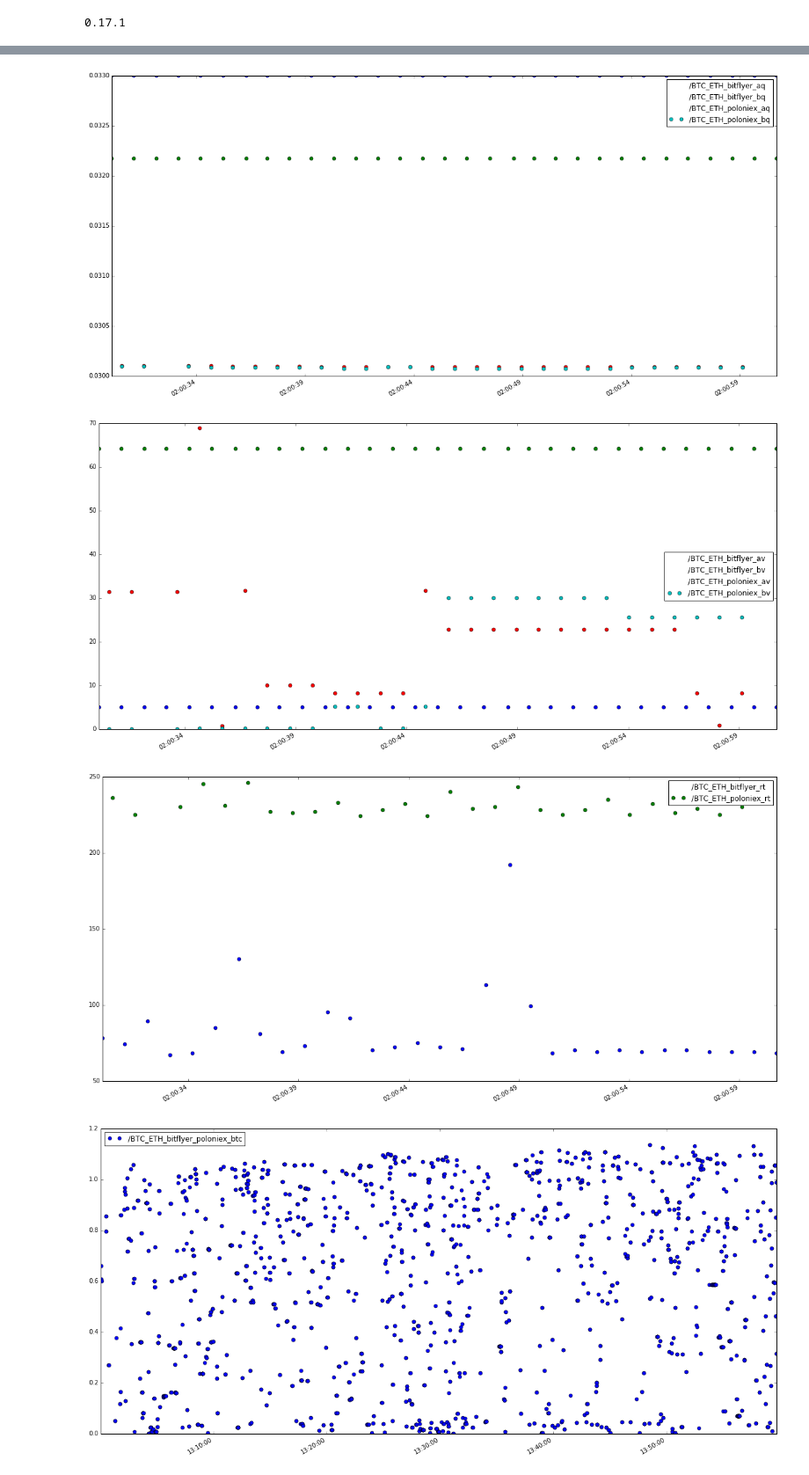
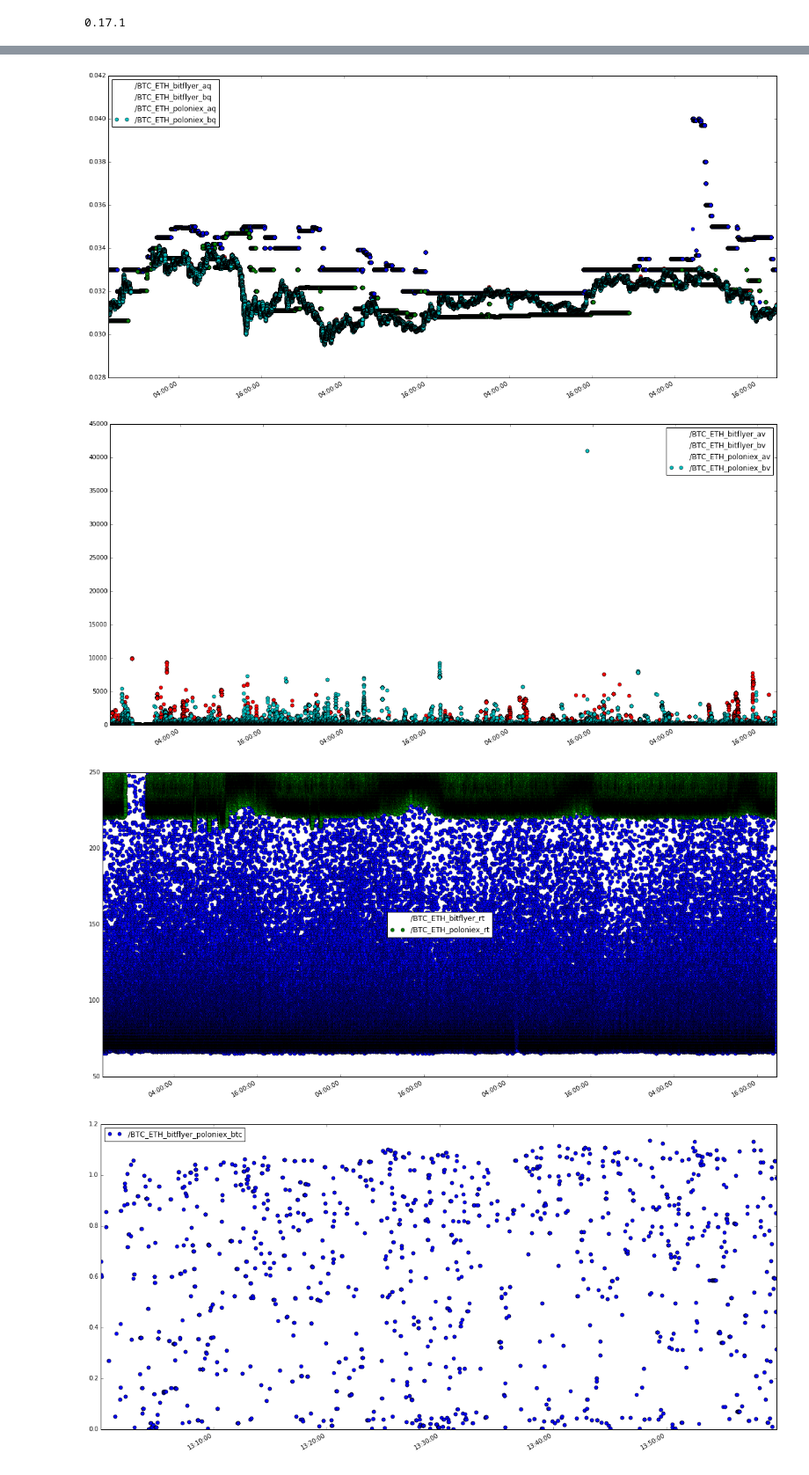
Before and after one commit to portfolioscout/tf, a Jupyter notebook: nb/deptharb.ipynb, the cells around one changed output, grey strips where cells are left out. Shown at 88% size. Saved outputs shown, nothing was run; the diff lists cells and outputs as text; code cells hidden in the pictures.

```diff
--- a/nb/deptharb.ipynb
+++ b/nb/deptharb.ipynb
@@ -227,37 +242,37 @@ def plotQuotes(pair='/BTC_ETH',exchanges=[],dtFrom=None,dtTo=None,rtLim=300.0):
     fig, axs2 = plt.subplots(1,1,figsize=figsize)
     fig, axs3 = plt.subplots(1,1,figsize=figsize)
     for n in dfs.keys():
         cols = list(dfs[n].columns.values)
         if len([c for c in cols if c == 'aq']) <=0:
             continue
 
         if not n.startswith(pair):
             continue
         f=[e for e in exchanges if n.find(e)!=-1]
         if len(exchanges)!=0 and len(f)==0:
             continue
         df=dfs[n].query('rt < '+str(rtLim))
         aq=df['aq'].loc[dtFrom:dtTo]
         bq=df['bq'].loc[dtFrom:dtTo]
         av=df['av'].loc[dtFrom:dtTo]
         bv=df['bv'].loc[dtFrom:dtTo]
 
         rt=df['rt'].loc[dtFrom:dtTo]
 
         if aq.size >0:
             aq.plot(ax=axs1,figsize=figsize,label=n+'_aq',legend=True,marker='o',ls='')
             bq.plot(ax=axs1,figsize=figsize,label=n+'_bq',legend=True,marker='o',ls='')
             av.plot(ax=axs2,figsize=figsize,label=n+'_av',legend=True,marker='o',ls='')
             bv.plot(ax=axs2,figsize=figsize,label=n+'_bv',legend=True,marker='o',ls='')
             rt.plot(ax=axs3,figsize=figsize,label=n+'_rt',legend=True,marker='o',ls='')
 
 #plotQuotes(exchanges=['kraken'],dtFrom='2016-05-14 04:20:25')
 #plotQuotes(exchanges=['poloniex'],dtFrom='2016-05-15 19:11:00',dtTo='2016-05-15 19:41:00')
-plotQuotes(rtLim=250,exchanges=['poloniex','bitflyer'],dtFrom='2016-05-21 02:00:30',dtTo='2016-05-21 02:01:00')
+plotQuotes(rtLim=250,exchanges=['poloniex','bitflyer'])
 # %% [output]
-[figure, old version]
+[figure, new version]
-[figure, old version]
+[figure, new version]
-[figure, old version]
+[figure, new version]
 # %%
 dfs=getDataFrames(h5)
 btc={}
```
Also changed, not shown: parts of 7 cells of this notebook.
